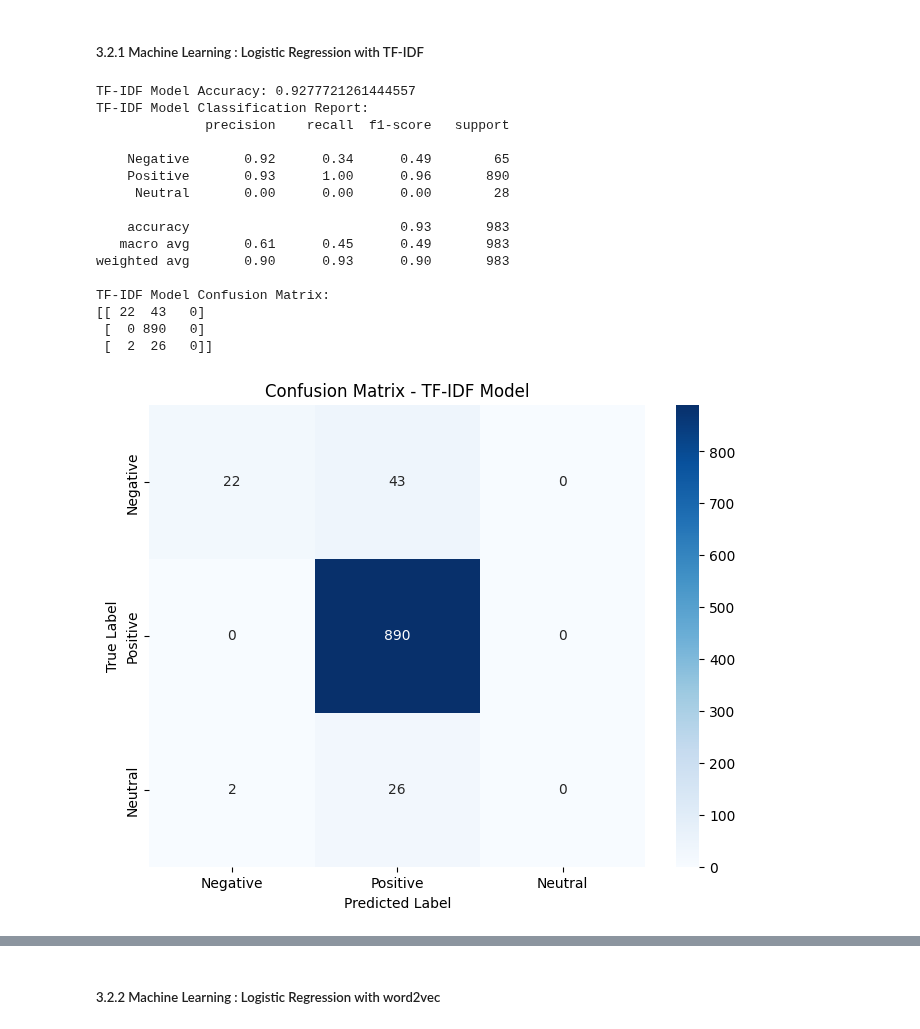
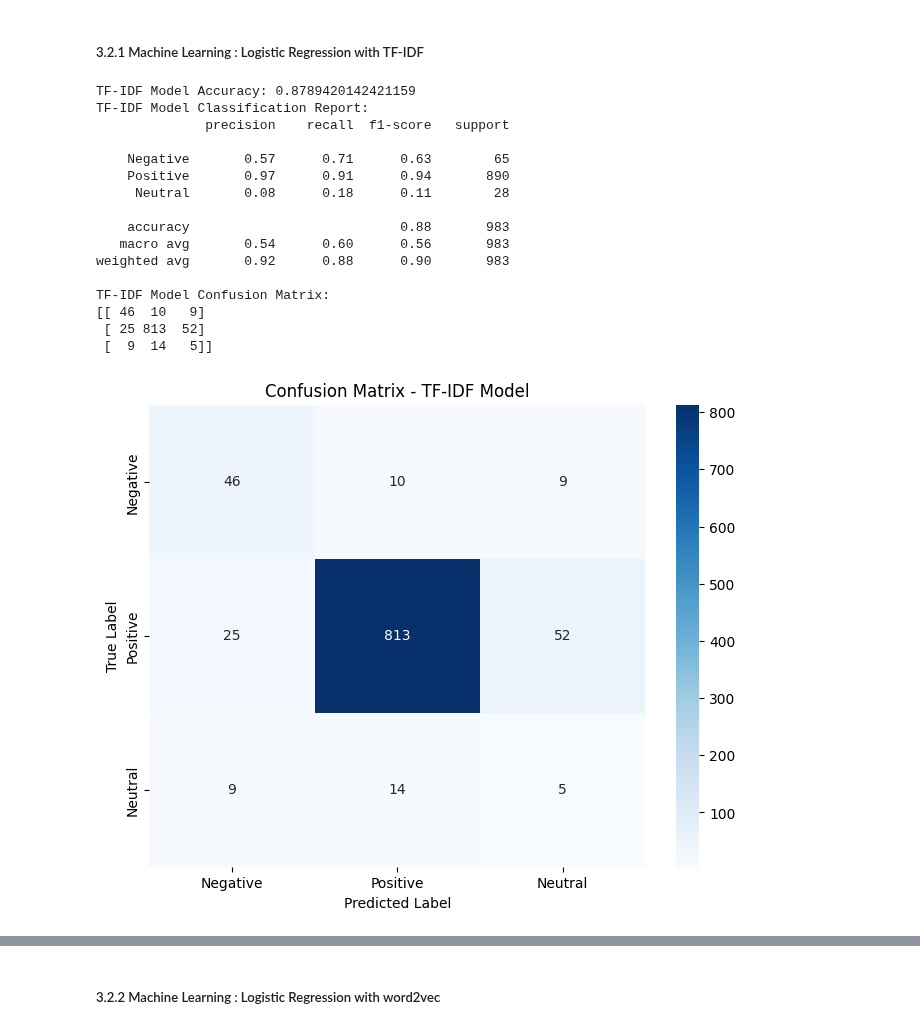
Before and after one commit to Jianting-Selina/CSCN8010_practical_lab, a Jupyter notebook: FinalProjectApplying NLP.ipynb, the cells around one changed output, grey strips where cells are left out. Cells and saved outputs as stored; diff of their text form; code cells hidden in the pictures.

```diff
--- a/FinalProjectApplying NLP.ipynb
+++ b/FinalProjectApplying NLP.ipynb
@@ -499,6 +497,7 @@ data.head(5)
 # %% [markdown]
 ##### 3.2.1 Machine Learning : Logistic Regression with TF-IDF
 # %%
+from imblearn.over_sampling import SMOTE
 from sklearn.model_selection import train_test_split
 from sklearn.linear_model import LogisticRegression
 from sklearn.metrics import classification_report, confusion_matrix, accuracy_score
@@ -517,9 +516,13 @@ X_tfidf_train, X_tfidf_test, y_tfidf_train, y_tfidf_test = train_test_split(
     X_tfidf, y, test_size=0.2, stratify=y, random_state=42
 )
 
+# Apply SMOTE to balance the training data
+smote = SMOTE(random_state=42)
+X_tfidf_train_balanced, y_tfidf_train_balanced = smote.fit_resample(X_tfidf_train, y_tfidf_train)
+
 # Initialize and train the TF-IDF logistic regression model
 tfidf_model = LogisticRegression(max_iter=1000, random_state=42)
-tfidf_model.fit(X_tfidf_train, y_tfidf_train)
+tfidf_model.fit(X_tfidf_train_balanced, y_tfidf_train_balanced)
 
 # Make predictions using TF-IDF model
 y_tfidf_pred = tfidf_model.predict(X_tfidf_test)
@@ -527,41 +530,41 @@ y_tfidf_pred = tfidf_model.predict(X_tfidf_test)
 # Evaluate the TF-IDF model
 tfidf_accuracy = accuracy_score(y_tfidf_test, y_tfidf_pred)
 print(f"TF-IDF Model Accuracy: {tfidf_accuracy}")
 
 # Classification Report for TF-IDF model
 print("TF-IDF Model Classification Report:")
 print(classification_report(y_tfidf_test, y_tfidf_pred,
                           target_names=['Negative', 'Positive', 'Neutral']))
 
 # Confusion Matrix for TF-IDF model
 tfidf_conf_matrix = confusion_matrix(y_tfidf_test, y_tfidf_pred)
 print("TF-IDF Model Confusion Matrix:")
 print(tfidf_conf_matrix)
 
 # Visualize the TF-IDF confusion matrix
 plt.figure(figsize=(8, 6))
 sns.heatmap(tfidf_conf_matrix, annot=True, fmt="d", cmap="Blues",
             xticklabels=['Negative', 'Positive', 'Neutral'],
             yticklabels=['Negative', 'Positive', 'Neutral'])
 plt.title("Confusion Matrix - TF-IDF Model")
 plt.xlabel("Predicted Label")
 plt.ylabel("True Label")
 plt.show()
 # %% [output]
-TF-IDF Model Accuracy: 0.9277721261444557
+TF-IDF Model Accuracy: 0.8789420142421159
 TF-IDF Model Classification Report:
               precision    recall  f1-score   support
 
-    Negative       0.92      0.34      0.49        65
-    Positive       0.93      1.00      0.96       890
-     Neutral       0.00      0.00      0.00        28
+    Negative       0.57      0.71      0.63        65
+    Positive       0.97      0.91      0.94       890
+     Neutral       0.08      0.18      0.11        28
 
-    accuracy                           0.93       983
-   macro avg       0.61      0.45      0.49       983
-weighted avg       0.90      0.93      0.90       983
+    accuracy                           0.88       983
+   macro avg       0.54      0.60      0.56       983
+weighted avg       0.92      0.88      0.90       983
 
 TF-IDF Model Confusion Matrix:
-[[ 22  43   0]
- [  0 890   0]
- [  2  26   0]]
+[[ 46  10   9]
+ [ 25 813  52]
+ [  9  14   5]]
-[figure, old version]
+[figure, new version]
```
Also changed, not shown: parts of 16 cells of this notebook.
